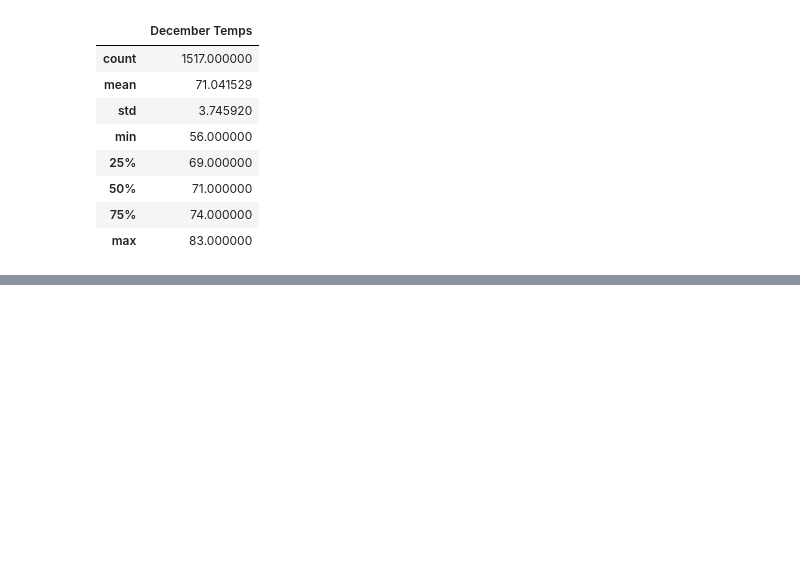
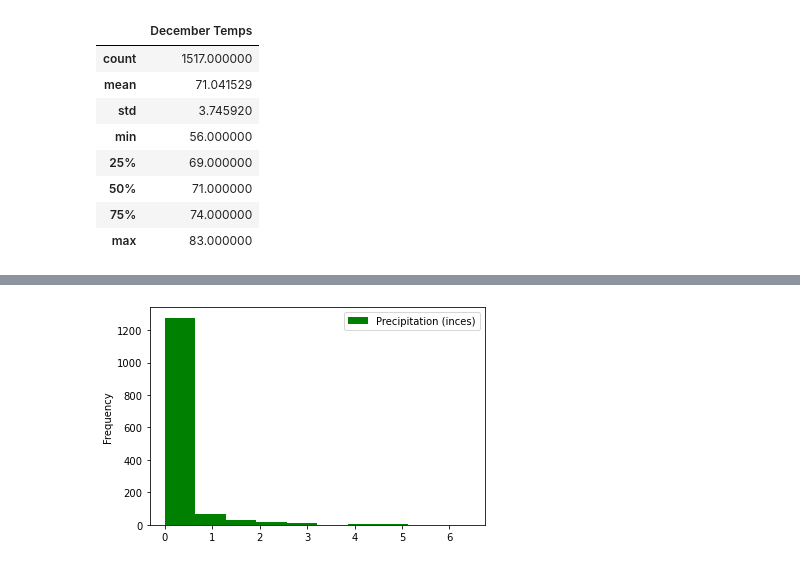
Before and after one commit to Maureen220/surfs_up, a Jupyter notebook: SurfsUp_Challenge.ipynb, the cells around one changed output, grey strips where cells are left out. Cells and saved outputs as stored; diff of their text form; code cells hidden in the pictures; blank space fills up the shorter version.

```diff
--- a/SurfsUp_Challenge.ipynb
+++ b/SurfsUp_Challenge.ipynb
@@ -101,0 +152,5 @@ dec_temps_df.describe()
+# %%
+dec_prcp_df.plot.hist(color="g")
+plt.savefig("Resources/dec_prcp.png", facecolor="w")
+# %% [output]
+[figure, added]
```
Also changed, not shown: parts of 7 cells of this notebook, 7 other files.
